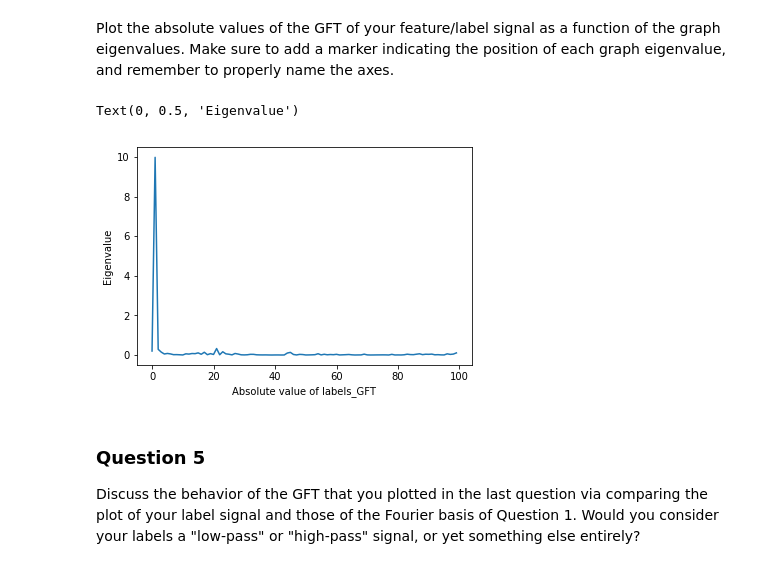
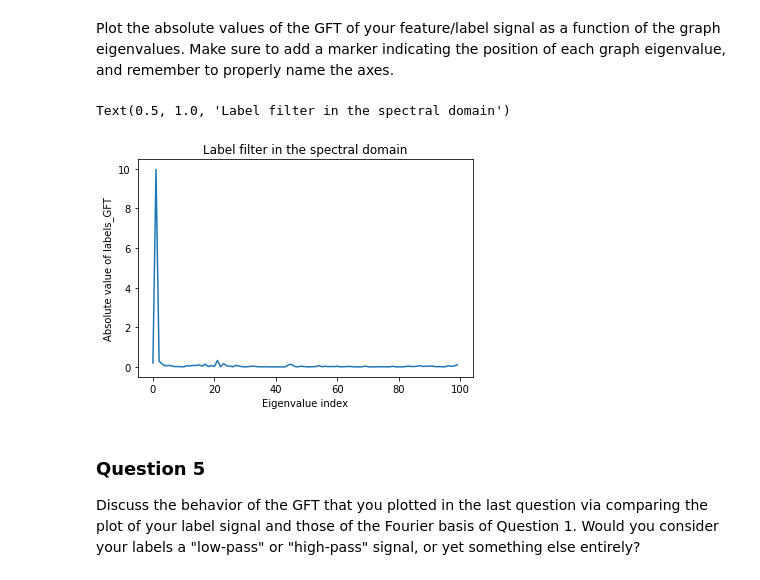
Before and after one commit to AgentAGadge/ntds_2018, a Jupyter notebook: milestones/4_graph_signal_processing.ipynb, the cells around one changed output. Drawn from its saved outputs; the diff is of its cells as text; code cells hidden in the pictures.

```diff
--- a/milestones/4_graph_signal_processing.ipynb
+++ b/milestones/4_graph_signal_processing.ipynb
@@ -215,11 +215,12 @@ Plot the absolute values of the GFT of your feature/label signal as a function o
 # %%
 labels_GFT = GFT(labels)
 plt.plot(np.abs(labels_GFT))
-plt.xlabel('Absolute value of labels_GFT')
-plt.ylabel('Eigenvalue')
+plt.ylabel('Absolute value of labels_GFT')
+plt.xlabel('Eigenvalue index')
+plt.title("Label filter in the spectral domain")
 # %% [output]
-Text(0, 0.5, 'Eigenvalue')
+Text(0.5, 1.0, 'Label filter in the spectral domain')
-[figure, old version]
+[figure, new version]
 # %% [markdown]
 ### Question 5
 
```
Also changed, not shown: parts of 5 cells of this notebook.
